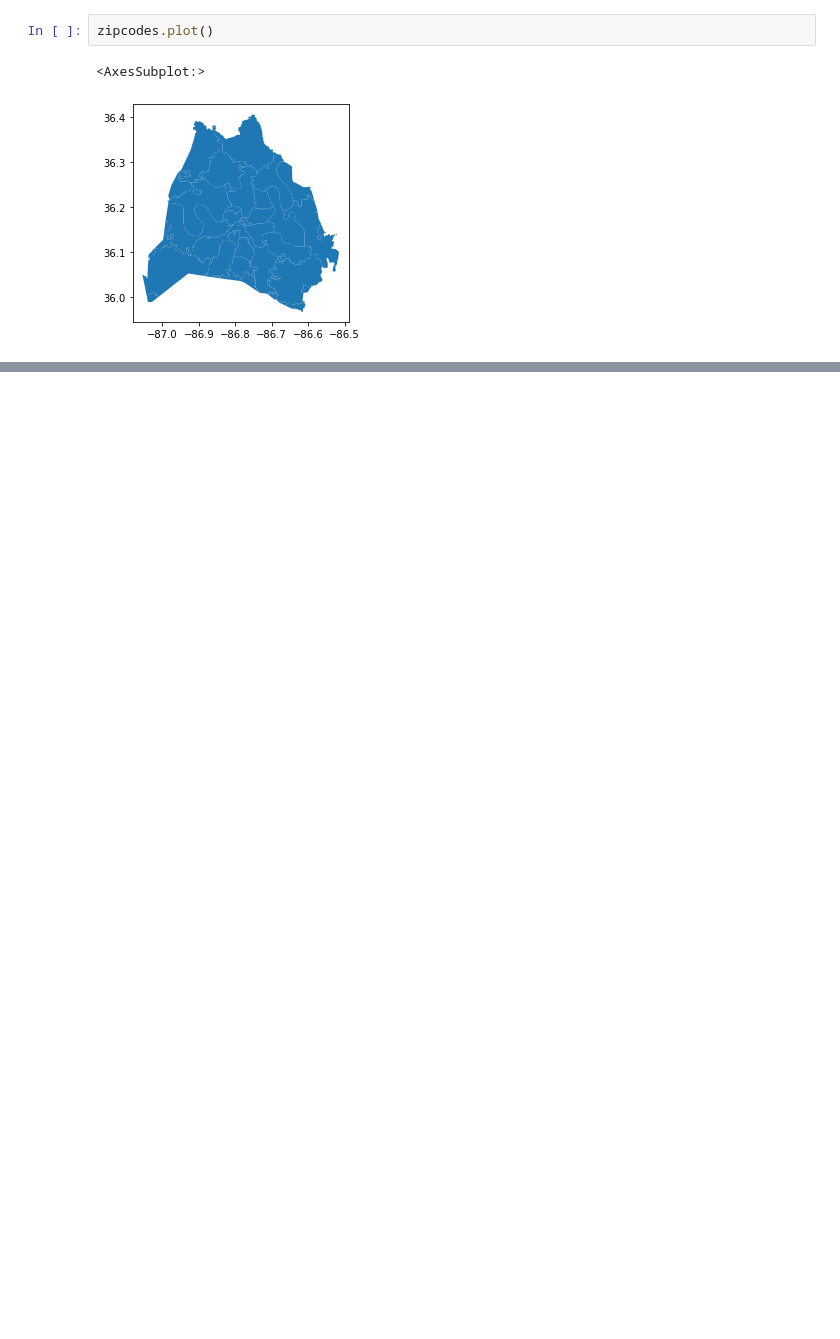
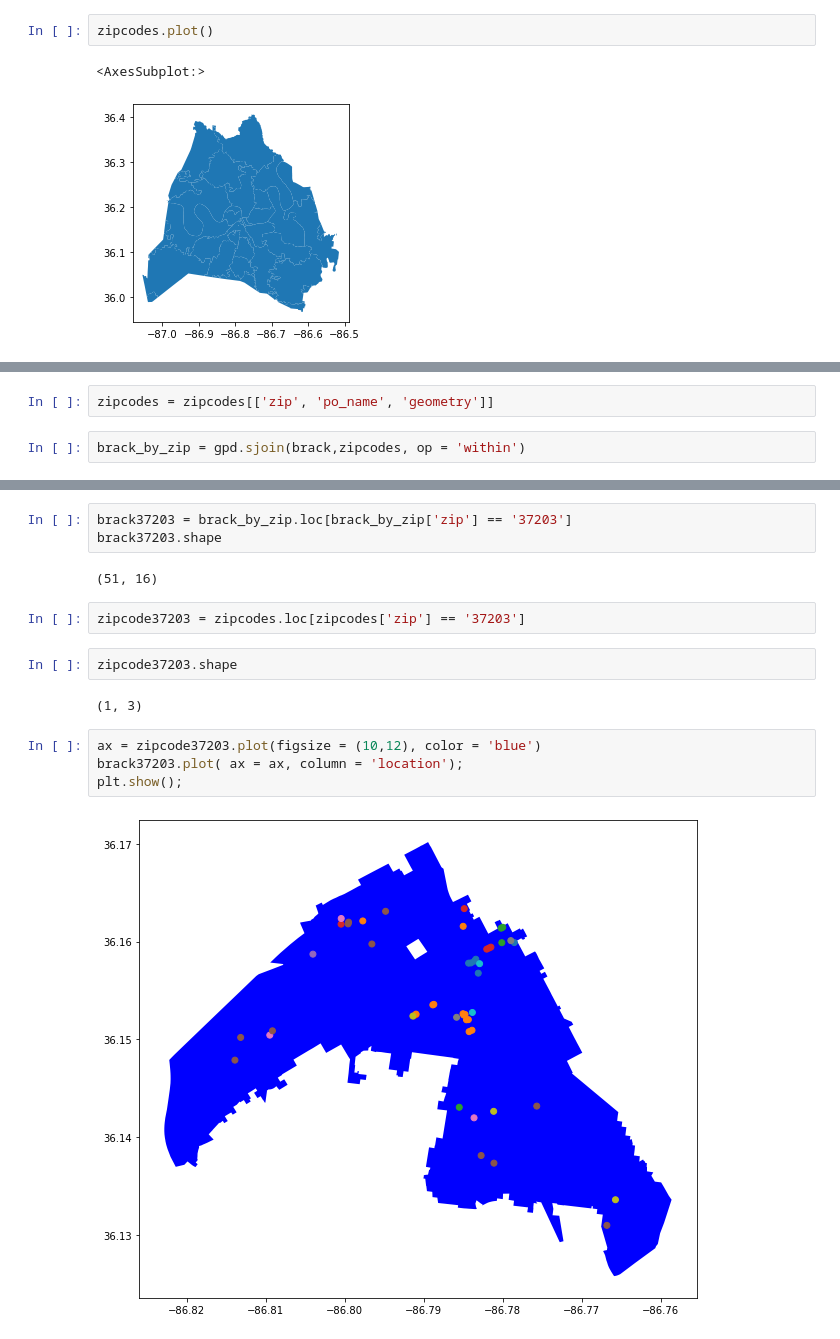
Before and after one commit to MrBardot/NSS-DDA2-geospatial-python-workshop, a Jupyter notebook: notebooks/brack_nashpmap.ipynb, the cells around one changed output, grey strips where cells are left out. Drawn from its saved outputs; the diff is of its cells as text; blank space fills up the shorter version.

```diff
--- a/notebooks/brack_nashpmap.ipynb
+++ b/notebooks/brack_nashpmap.ipynb
@@ -74,0 +133,4 @@ zipcodes.plot()
+# %%
+zipcodes = zipcodes[['zip', 'po_name', 'geometry']]
+# %%
+brack_by_zip = gpd.sjoin(brack,zipcodes, op = 'within')
@@ -74,0 +175,17 @@ zipcodes.plot()
+# %%
+brack37203 = brack_by_zip.loc[brack_by_zip['zip'] == '37203']
+brack37203.shape
+# %% [output]
+(51, 16)
+# %%
+zipcode37203 = zipcodes.loc[zipcodes['zip'] == '37203']
+# %%
+zipcode37203.shape
+# %% [output]
+(1, 3)
+# %%
+ax = zipcode37203.plot(figsize = (10,12), color = 'blue')
+brack37203.plot( ax = ax, column = 'location');
+plt.show();
+# %% [output]
+[figure, added]
```
Also changed, not shown: parts of 15 cells of this notebook.
